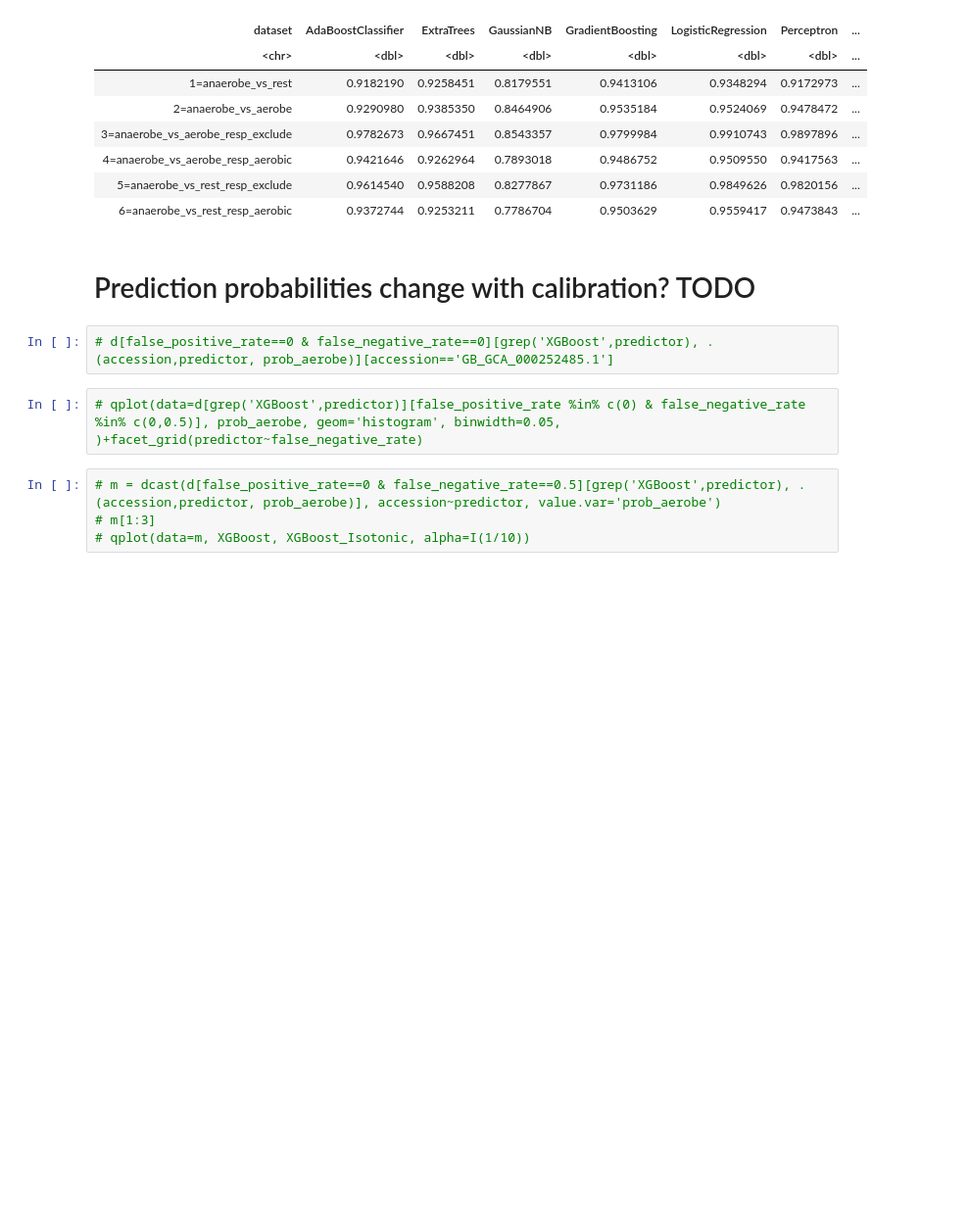
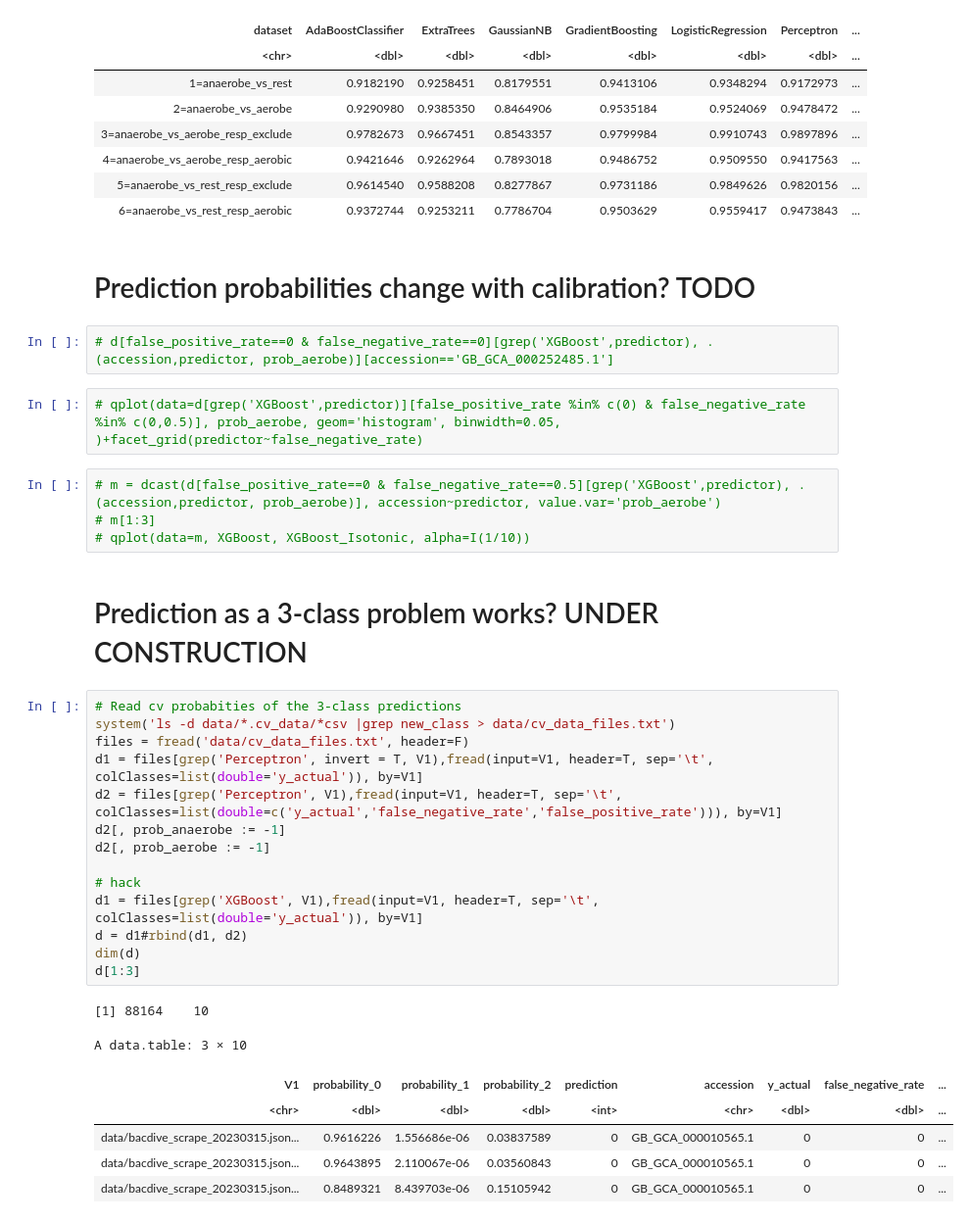
Before and after one commit to wwood/bacterial_dating_aerobic_predictor, a Jupyter notebook: 12_inspect_cross_validation.ipynb, the cells around one changed output. Shown at 98% size. Saved outputs shown, nothing was run; the diff lists cells and outputs as text; blank space fills up the shorter version.

```diff
--- a/12_inspect_cross_validation.ipynb
+++ b/12_inspect_cross_validation.ipynb
@@ -140,3 +142,27 @@ A data.table: 6 × 9
 # m = dcast(d[false_positive_rate==0 & false_negative_rate==0.5][grep('XGBoost',predictor), .(accession,predictor, prob_aerobe)], accession~predictor, value.var='prob_aerobe')
 # m[1:3]
 # qplot(data=m, XGBoost, XGBoost_Isotonic, alpha=I(1/10))
+# %% [markdown]
+# Prediction as a 3-class problem works? UNDER CONSTRUCTION
+# %%
+# Read cv probabities of the 3-class predictions
+system('ls -d data/*.cv_data/*csv |grep new_class > data/cv_data_files.txt')
+files = fread('data/cv_data_files.txt', header=F)
+d1 = files[grep('Perceptron', invert = T, V1),fread(input=V1, header=T, sep='\t', colClasses=list(double='y_actual')), by=V1]
+d2 = files[grep('Perceptron', V1),fread(input=V1, header=T, sep='\t', colClasses=list(double=c('y_actual','false_negative_rate','false_positive_rate'))), by=V1]
+d2[, prob_anaerobe := -1]
+d2[, prob_aerobe := -1]
+
+# hack
+d1 = files[grep('XGBoost', V1),fread(input=V1, header=T, sep='\t', colClasses=list(double='y_actual')), by=V1]
+d = d1#rbind(d1, d2)
+dim(d)
+d[1:3]
+# %% [output]
+[1] 88164    10
+A data.table: 3 × 10
+| V1 | probability_0 | probability_1 | probability_2 | prediction | accession | y_actual | false_negative_rate | ... |
+| <chr> | <dbl> | <dbl> | <dbl> | <int> | <chr> | <dbl> | <dbl> | ... |
+| data/bacdive_scrape_20230315.json... | 0.9616226 | 1.556686e-06 | 0.03837589 | 0 | GB_GCA_000010565.1 | 0 | 0 | ... |
+| data/bacdive_scrape_20230315.json... | 0.9643895 | 2.110067e-06 | 0.03560843 | 0 | GB_GCA_000010565.1 | 0 | 0 | ... |
+| data/bacdive_scrape_20230315.json... | 0.8489321 | 8.439703e-06 | 0.15105942 | 0 | GB_GCA_000010565.1 | 0 | 0 | ... |
```
Also changed, not shown: parts of 10 cells of this notebook, 7 other files.
